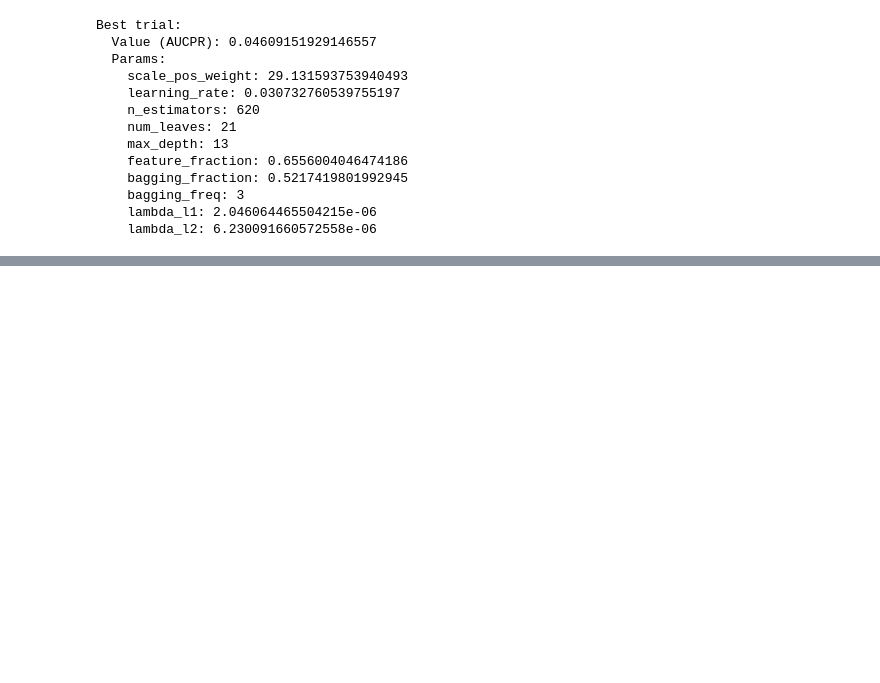
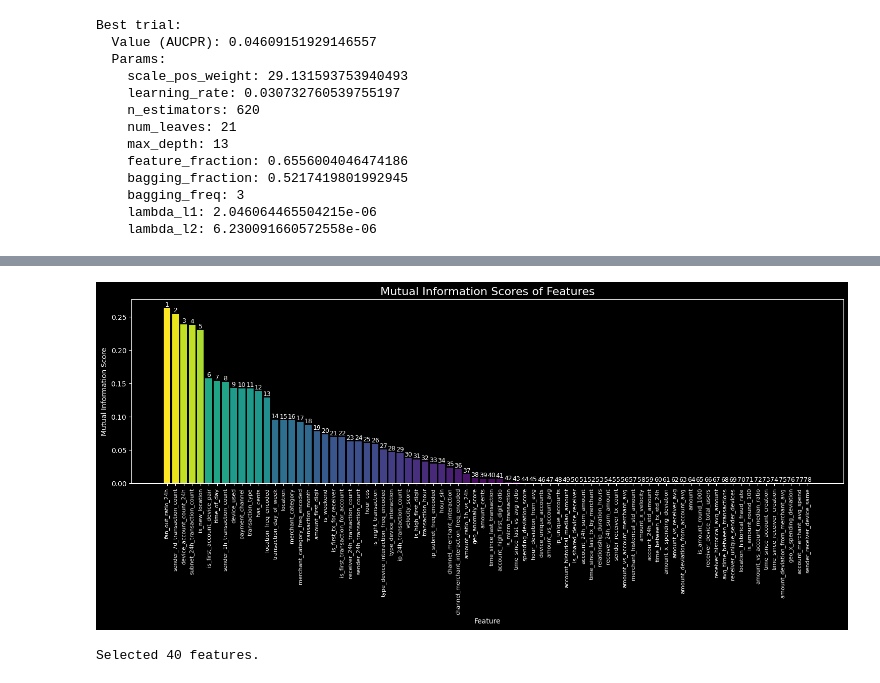
Before and after one commit to Azvier/transaction-fraud-detection, a Jupyter notebook: notebooks/03-model-training-evaluation.ipynb, the cells around one changed output, grey strips where cells are left out. Cells and saved outputs as stored; diff of their text form; code cells hidden in the pictures; blank space fills up the shorter version.

Commit message:
feat(model): added hyperparameter tuning for top 40 features with highest mutual information score

```diff
--- a/notebooks/03-model-training-evaluation.ipynb
+++ b/notebooks/03-model-training-evaluation.ipynb
@@ -171,3 +173,6 @@ Best trial:
     bagging_freq: 3
     lambda_l1: 2.046064465504215e-06
     lambda_l2: 6.230091660572558e-06
+# %%
+mi_scores = pd.read_csv('../output/features-mutual-info-scores.csv')
+mi_scores.columns = ['features', 'score']
@@ -173,0 +195,39 @@ Best trial:
+# %%
+# Create the plot
+plt.figure(figsize=(15, 7))
+
+# Map scores to colors using the viridis colormap
+norm = plt.Normalize(mi_scores['score'].min(), mi_scores['score'].max())
+colors = plt.cm.viridis(norm(mi_scores['score']))
+
+plt.bar(
+    mi_scores['features'],
+    mi_scores['score'],
+    color=colors
+)
+
+# Formatting and annotations
+plt.xticks(rotation=90, fontsize=8)
+plt.ylabel('Mutual Information Score')
+plt.xlabel('Feature')
+plt.title('Mutual Information Scores of Features', fontsize=16)
+
+# Add row number on top of each bar
+for i, (feature, score) in enumerate(zip(mi_scores['features'], mi_scores['score'])):
+    plt.text(i, score, str(i+1), ha='center', va='bottom', fontsize=9, color='white')
+
+plt.tight_layout()
+plt.show()
+# %% [output]
+[figure, added]
+# %%
+# Select the top 40 features
+top_features = mi_scores.sort_values(by='score', ascending=False).head(40)['features'].tolist()
+
+X_train_top_40 = X_train[top_features]
+X_validation_top_40 = X_validation[top_features]
+X_test_top_40 = X_test[top_features]
+
+print(f"Selected {len(top_features)} features.")
+# %% [output]
+Selected 40 features.
```
Also changed, not shown: parts of 3 cells of this notebook.
